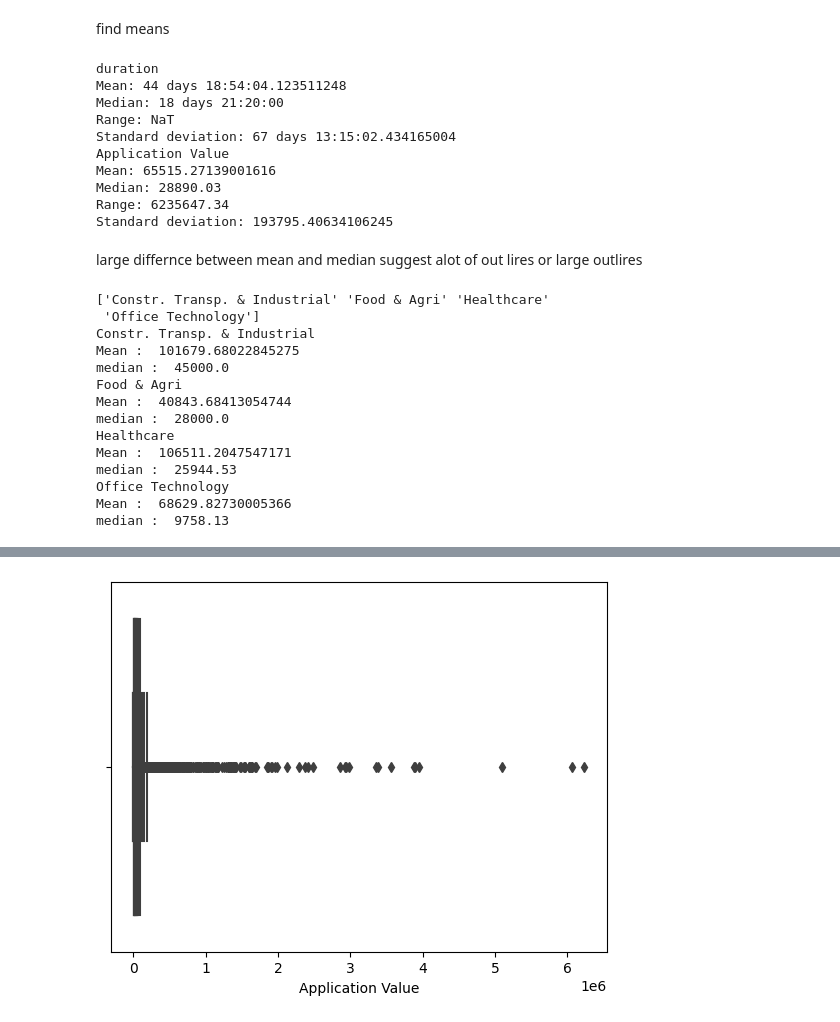
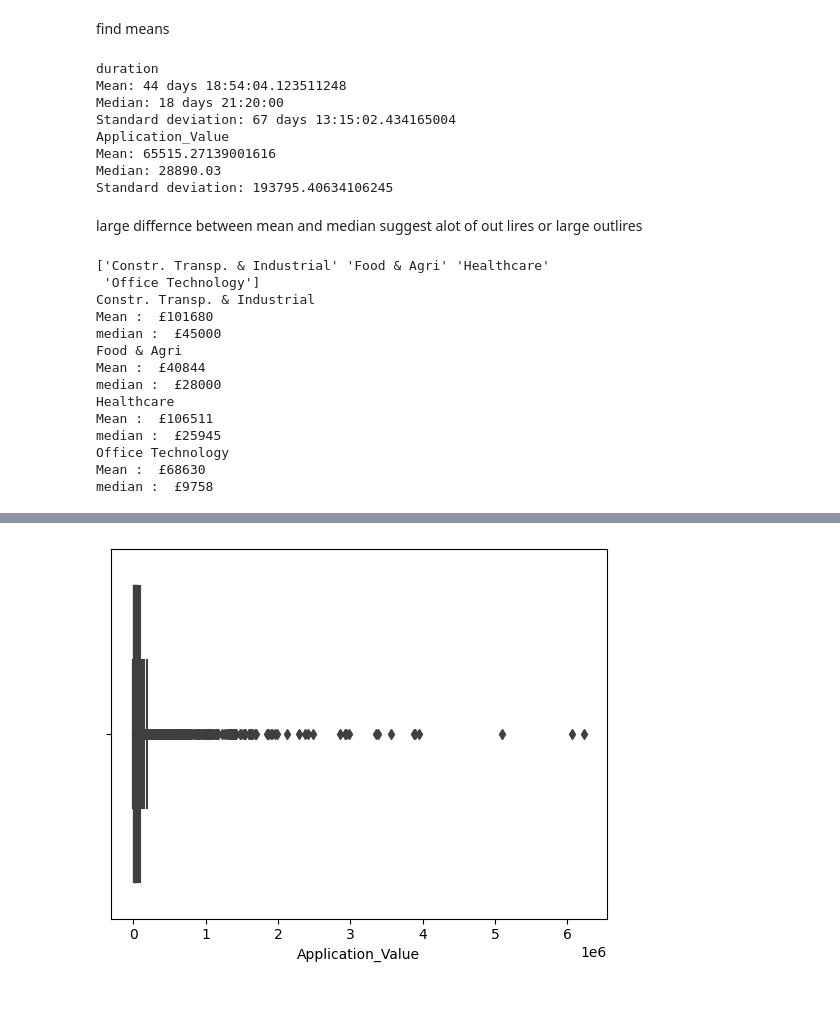
Before and after one commit to t-hullis/dll-data, a Jupyter notebook: main.ipynb, the cells around one changed output, grey strips where cells are left out. Drawn from its saved outputs; the diff is of its cells as text; code cells hidden in the pictures.

```diff
--- a/main.ipynb
+++ b/main.ipynb
@@ -35,7 +36,10 @@ df.dropna()
+# %%
+df.dropna()
+df = df.rename(columns={"DLL Business Unit":"DLL_Business_Unit", "Application Value":"Application_Value"})
 # %%
-df = df[pd.to_numeric(df['Application Value'], errors='coerce').notnull()]
+df = df[pd.to_numeric(df['Application_Value'], errors='coerce').notnull()]
 df['duration'] = df['Contract Ready for Payment Date/Time'] - df['Credit Application Received Date/Time']
 df.head()
-sns.relplot(data=df, y='Application Value', x='duration')
+sns.relplot(data=df, y='Application_Value', x='duration')
 plt.show()
 # %% [output]
@@ -44,7 +48,7 @@ plt.show()
 find means
 # %%
 # Select the column of interest
-column_names = ['duration','Application Value']
+column_names = ['duration','Application_Value']
 for columns in column_names:
     column = df[columns]
 
@@ -65,45 +69,44 @@ for columns in column_names:
 duration
 Mean: 44 days 18:54:04.123511248
 Median: 18 days 21:20:00
-Range: NaT
 Standard deviation: 67 days 13:15:02.434165004
-Application Value
+Application_Value
 Mean: 65515.27139001616
 Median: 28890.03
-Range: 6235647.34
 Standard deviation: 193795.40634106245
 # %% [markdown]
 large differnce between mean and median suggest alot of out lires or large outlires
 # %%
-unique_values = df['DLL Business Unit'].unique()
+unique_values = df['DLL_Business_Unit'].unique()
 print(unique_values)
 
 for value in unique_values:
     print(value)
-    filtered_df = df[df['DLL Business Unit'].str.contains(value)]
+    filtered_df = df[df['DLL_Business_Unit'].str.contains(value)]
     filtered_df.head()
-    column_mean = filtered_df["Application Value"].mean()
-    print(f"Mean :  {column_mean}")
-    column_median = filtered_df["Application Value"].median()
-    print(f"median :  {column_median}")
-    sns.boxplot(x=filtered_df["Application Value"])
+    column_mean = filtered_df["Application_Value"].mean()
+    print(f"Mean :  £{round(column_mean)}")
+    column_median = filtered_df["Application_Value"].median()
+    print(f"median :  £{round(column_median)}")
+    sns.boxplot(x=filtered_df["Application_Value"])
 
 
-filtered_df = df[df.eq('Constr. Transp. & Industrial'
-).any(axis=1)]
-filtered_df.head()
+# filtered_df = df[df.eq('Constr. Transp. & Industrial'
+# ).any(axis=1)]
+# filtered_df.head()
+df.loc[df.Application_Value=='Food & Agri']
 # %% [output]
 ['Constr. Transp. & Industrial' 'Food & Agri' 'Healthcare'
  'Office Technology']
 Constr. Transp. & Industrial
-Mean :  101679.68022845275
-median :  45000.0
+Mean :  £101680
+median :  £45000
 Food & Agri
-Mean :  40843.68413054744
-median :  28000.0
+Mean :  £40844
+median :  £28000
 Healthcare
-Mean :  106511.2047547171
-median :  25944.53
+Mean :  £106511
+median :  £25945
 Office Technology
-Mean :  68629.82730005366
-median :  9758.13
+Mean :  £68630
+median :  £9758
@@ -116 +114 @@ median :  9758.13
-[figure, old version]
+[figure, new version]
```
Also changed, not shown: parts of 5 cells of this notebook.
